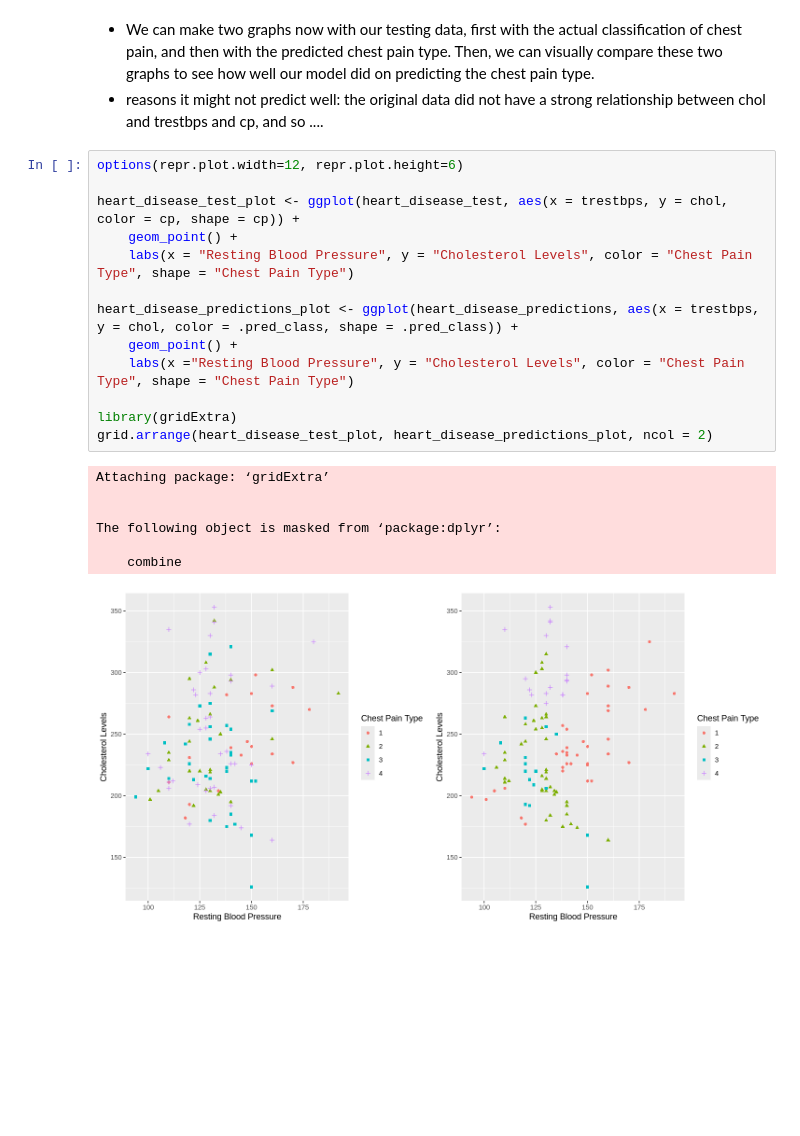
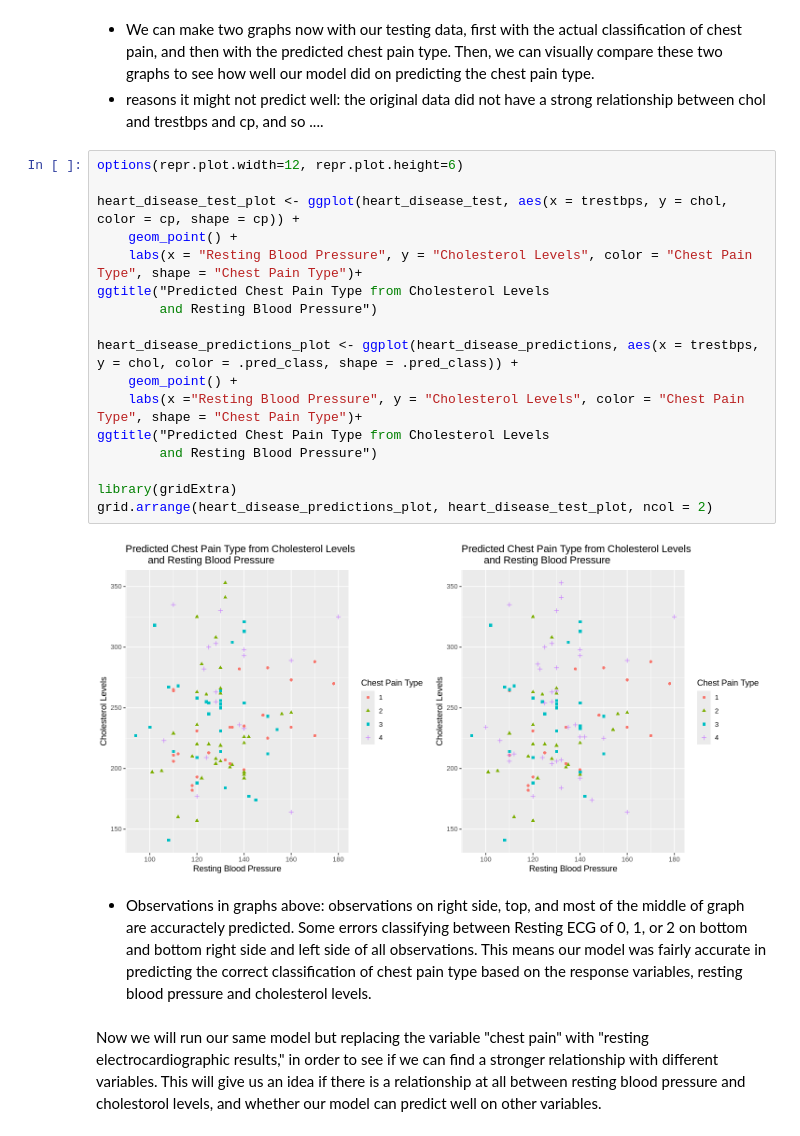
Before and after one commit to Ellaj1/Group-31, a Jupyter notebook: Group31_Ella.ipynb, the cells around one changed output. Cells and saved outputs as stored; diff of their text form; blank space fills up the shorter version.

Commit message:
second variable visulations done

```diff
--- a/Group31_Ella.ipynb
+++ b/Group31_Ella.ipynb
@@ -359,21 +362,23 @@ trestbps and cp, and so ....
 # %%
 options(repr.plot.width=12, repr.plot.height=6)
 
 heart_disease_test_plot <- ggplot(heart_disease_test, aes(x = trestbps, y = chol, color = cp, shape = cp)) +
     geom_point() +
-    labs(x = "Resting Blood Pressure", y = "Cholesterol Levels", color = "Chest Pain Type", shape = "Chest Pain Type")
+    labs(x = "Resting Blood Pressure", y = "Cholesterol Levels", color = "Chest Pain Type", shape = "Chest Pain Type")+
+ggtitle("Predicted Chest Pain Type from Cholesterol Levels
+        and Resting Blood Pressure")
 
 heart_disease_predictions_plot <- ggplot(heart_disease_predictions, aes(x = trestbps, y = chol, color = .pred_class, shape = .pred_class)) +
     geom_point() +
-    labs(x ="Resting Blood Pressure", y = "Cholesterol Levels", color = "Chest Pain Type", shape = "Chest Pain Type")
+    labs(x ="Resting Blood Pressure", y = "Cholesterol Levels", color = "Chest Pain Type", shape = "Chest Pain Type")+
+ggtitle("Predicted Chest Pain Type from Cholesterol Levels
+        and Resting Blood Pressure")
 
 library(gridExtra)
-grid.arrange(heart_disease_test_plot, heart_disease_predictions_plot, ncol = 2)
+grid.arrange(heart_disease_predictions_plot, heart_disease_test_plot, ncol = 2)
 # %% [output]
-Attaching package: ‘gridExtra’
-
-
-The following object is masked from ‘package:dplyr’:
-
-    combine
-[figure, old version]
+[figure, new version]
+# %% [markdown]
+- Observations in graphs above: observations on right side, top, and most of the middle of graph are accuractely predicted. Some errors classifying between Resting ECG of 0, 1, or 2 on bottom and bottom right side and left side of all observations. This means our model was fairly accurate in predicting the correct classification of chest pain type based on the response variables, resting blood pressure and cholesterol levels.
+# %% [markdown]
+Now we will run our same model but replacing the variable "chest pain" with "resting electrocardiographic results," in order to see if we can find a stronger relationship with different variables. This will give us an idea if there is a relationship at all between resting blood pressure and cholestorol levels, and whether our model can predict well on other variables.
```
Also changed, not shown: parts of 18 cells of this notebook.
